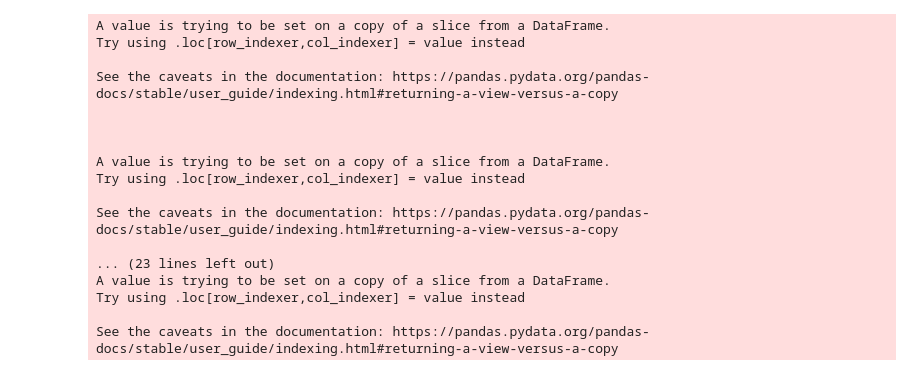
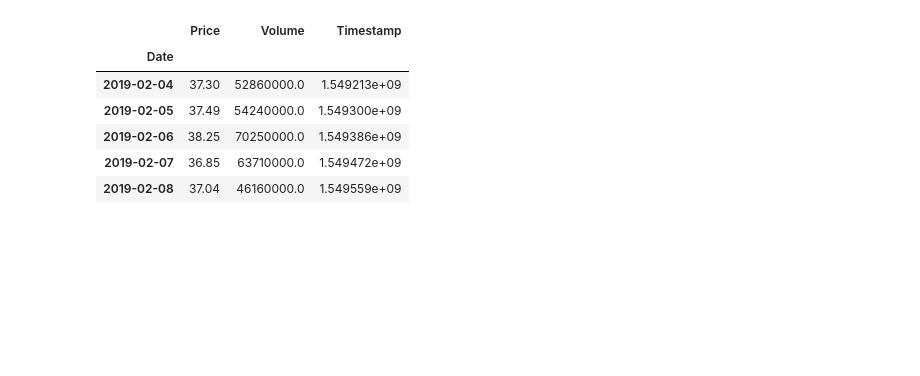
Before and after one commit to noskaiser2310/FDS-PJ1, a Jupyter notebook: FDS-Project 1/Stock/Nvida.ipynb, the cells around one changed output. Cells and saved outputs as stored; diff of their text form; code cells hidden in the pictures; blank space fills up the shorter version.

```diff
--- a/FDS-Project 1/Stock/Nvida.ipynb
+++ b/FDS-Project 1/Stock/Nvida.ipynb
@@ -28,27 +31,19 @@ weekly_price('Nvidia_Price')
+# %%
+df.head()
+# %% [output]
+|  | Price | Volume | Timestamp |
+| Date |  |  |  |
+| 2019-02-04 | 37.30 | 52860000.0 | 1.549213e+09 |
+| 2019-02-05 | 37.49 | 54240000.0 | 1.549300e+09 |
+| 2019-02-06 | 38.25 | 70250000.0 | 1.549386e+09 |
+| 2019-02-07 | 36.85 | 63710000.0 | 1.549472e+09 |
+| 2019-02-08 | 37.04 | 46160000.0 | 1.549559e+09 |
 # %%
-Nvidia=df[['Nvidia_Price','Nvidia_Vol.']]
-Nvidia.columns = ['Price','Volume']
-Nvidia['Trading_value']=Nvidia['Price']*Nvidia['Volume']
-Nvidia['Daily_Return'] = Nvidia['Price'].pct_change()
-Nvidia['30D MA'] = Nvidia['Price'].rolling(30).mean()
-Nvidia['60D MA'] = Nvidia['Price'].rolling(60).mean()
-Nvidia['Uper Band'] = Nvidia['Price'].rolling(30).mean() + 2*Nvidia['Price'].rolling(30).std()
-Nvidia['Lower Band'] = Nvidia['Price'].rolling(30).mean() - 2*Nvidia['Price'].rolling(30).std()
+
+df['Trading_value']=df['Price']*df['Volume']
+df['Daily_Return'] = df['Price'].pct_change()
+df['30D MA'] = df['Price'].rolling(30).mean()
+df['60D MA'] = df['Price'].rolling(60).mean()
+df['90D MA'] = df['Price'].rolling(90).mean()
+df['Uper Band'] = df['Price'].rolling(30).mean() + 2*df['Price'].rolling(30).std()
+df['Lower Band'] = df['Price'].rolling(30).mean() - 2*df['Price'].rolling(30).std()
-# %% [output]
-A value is trying to be set on a copy of a slice from a DataFrame.
-Try using .loc[row_indexer,col_indexer] = value instead
-
-See the caveats in the documentation: https://pandas.pydata.org/pandas-docs/stable/user_guide/indexing.html#returning-a-view-versus-a-copy
-
-
-
-A value is trying to be set on a copy of a slice from a DataFrame.
-Try using .loc[row_indexer,col_indexer] = value instead
-
-See the caveats in the documentation: https://pandas.pydata.org/pandas-docs/stable/user_guide/indexing.html#returning-a-view-versus-a-copy
-
-... (23 lines left out)
-A value is trying to be set on a copy of a slice from a DataFrame.
-Try using .loc[row_indexer,col_indexer] = value instead
-
-See the caveats in the documentation: https://pandas.pydata.org/pandas-docs/stable/user_guide/indexing.html#returning-a-view-versus-a-copy
```
Also changed, not shown: parts of 20 cells of this notebook, 3 other files.
